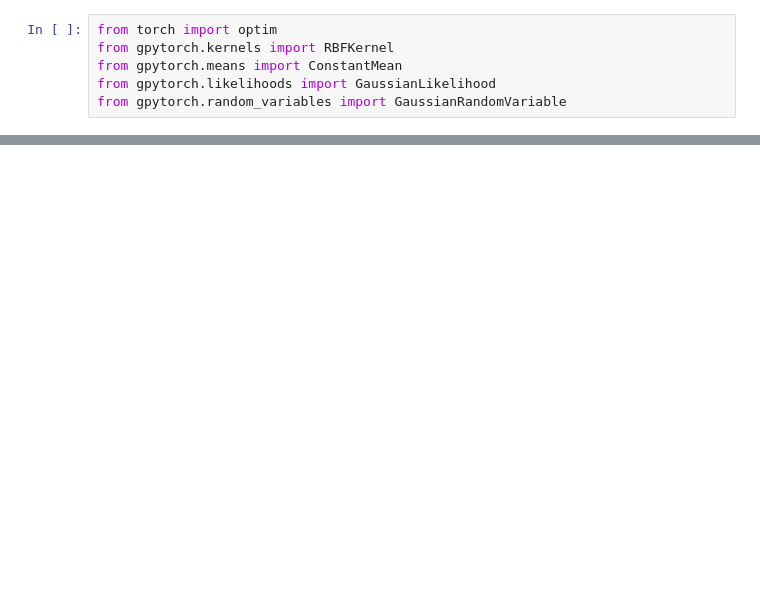
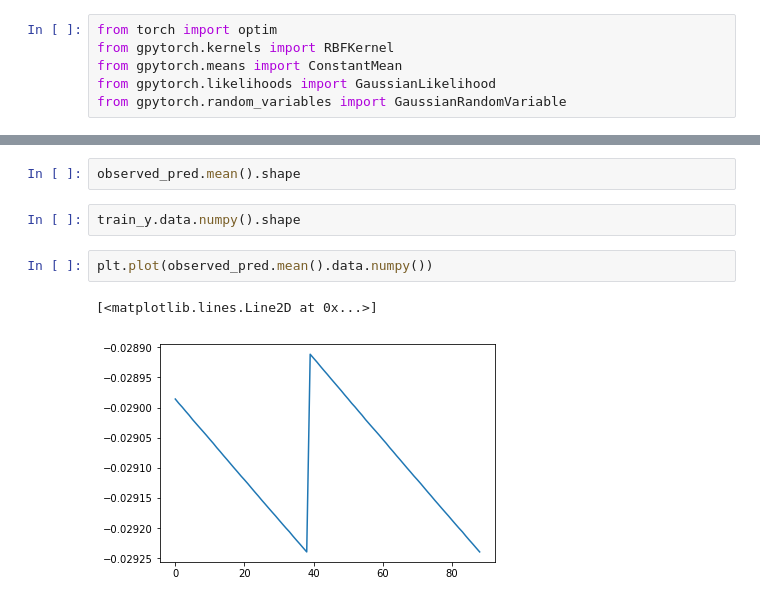
Before and after one commit to lerkoah/BayesianInterferometryIDS, a Jupyter notebook: src/gp-spectral-regression.ipynb, the cells around one changed output, grey strips where cells are left out. Saved outputs shown, nothing was run; the diff lists cells and outputs as text; blank space fills up the shorter version.

```diff
--- a/src/gp-spectral-regression.ipynb
+++ b/src/gp-spectral-regression.ipynb
@@ -137,0 +148,9 @@ torch.Tensor().cuda()
+# %%
+observed_pred.mean().shape
+# %%
+train_y.data.numpy().shape
+# %%
+plt.plot(observed_pred.mean().data.numpy())
+# %% [output]
+[<matplotlib.lines.Line2D at 0x...>]
+[figure, added]
```
Also changed, not shown: parts of 9 cells of this notebook, 1 other file.
